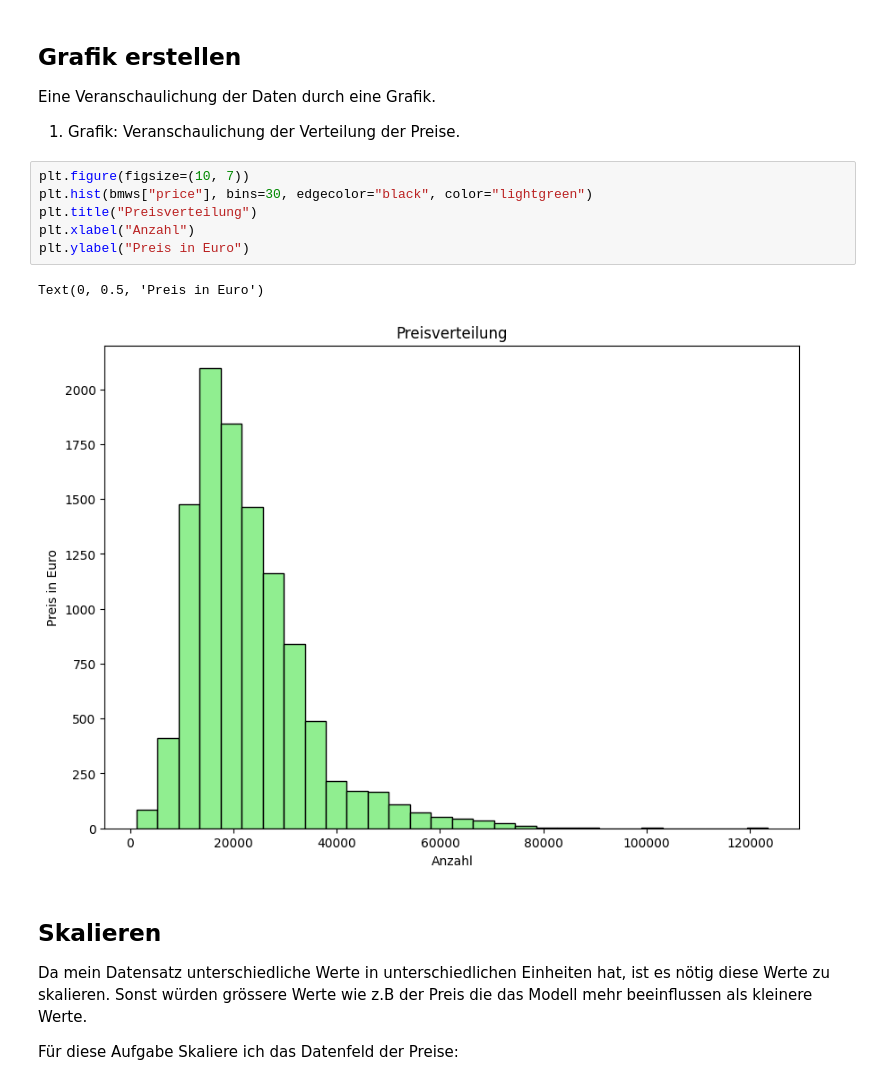
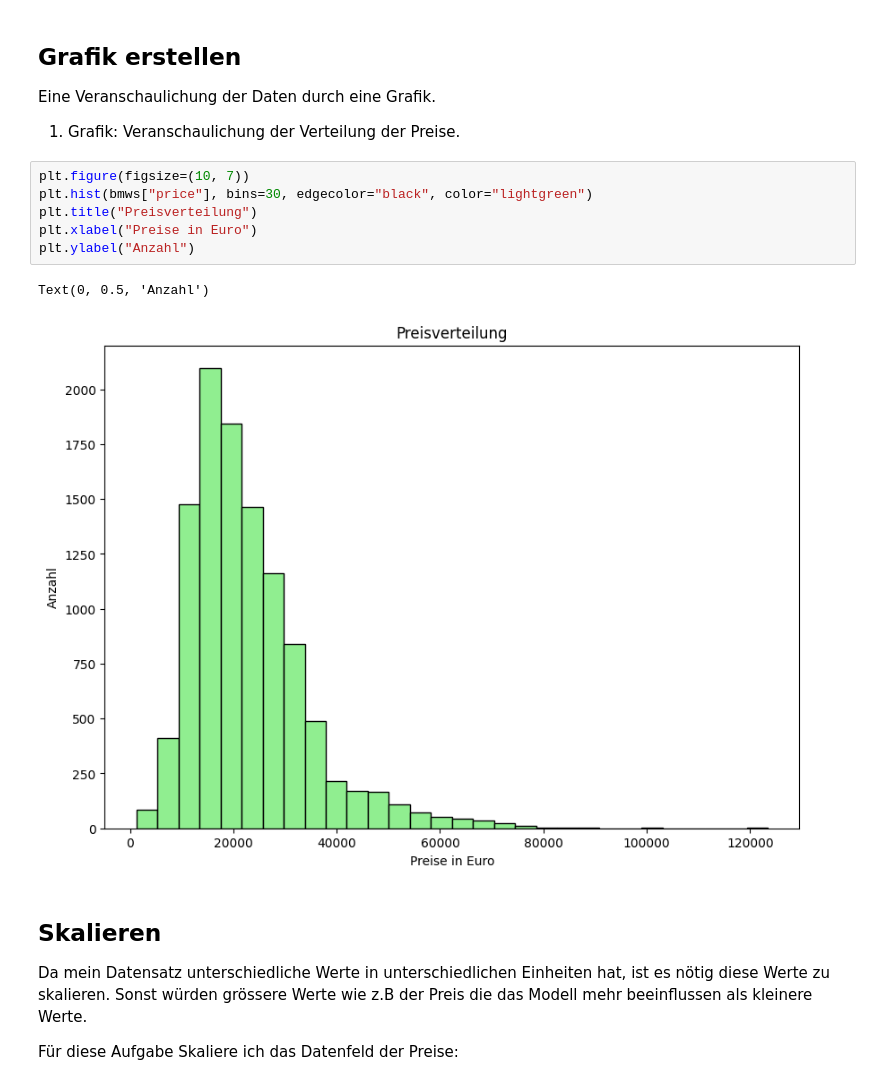
Before and after one commit to Fynn8962/HuberFynnLB_M259, a Jupyter notebook: data_description.ipynb, the cells around one changed output. Saved outputs shown, nothing was run; the diff lists cells and outputs as text.

Commit message:
Falsche Bennenung im Histogramm behoben

```diff
--- a/data_description.ipynb
+++ b/data_description.ipynb
@@ -177,12 +177,12 @@ Eine Veranschaulichung der Daten durch eine Grafik.
 # %%
 plt.figure(figsize=(10, 7))
 plt.hist(bmws["price"], bins=30, edgecolor="black", color="lightgreen")
 plt.title("Preisverteilung")
-plt.xlabel("Anzahl")
-plt.ylabel("Preis in Euro")
+plt.xlabel("Preise in Euro")
+plt.ylabel("Anzahl")
 # %% [output]
-Text(0, 0.5, 'Preis in Euro')
+Text(0, 0.5, 'Anzahl')
-[figure, old version]
+[figure, new version]
 # %% [markdown]
 ## Skalieren
 
```
Also changed, not shown: parts of 1 cell of this notebook.
